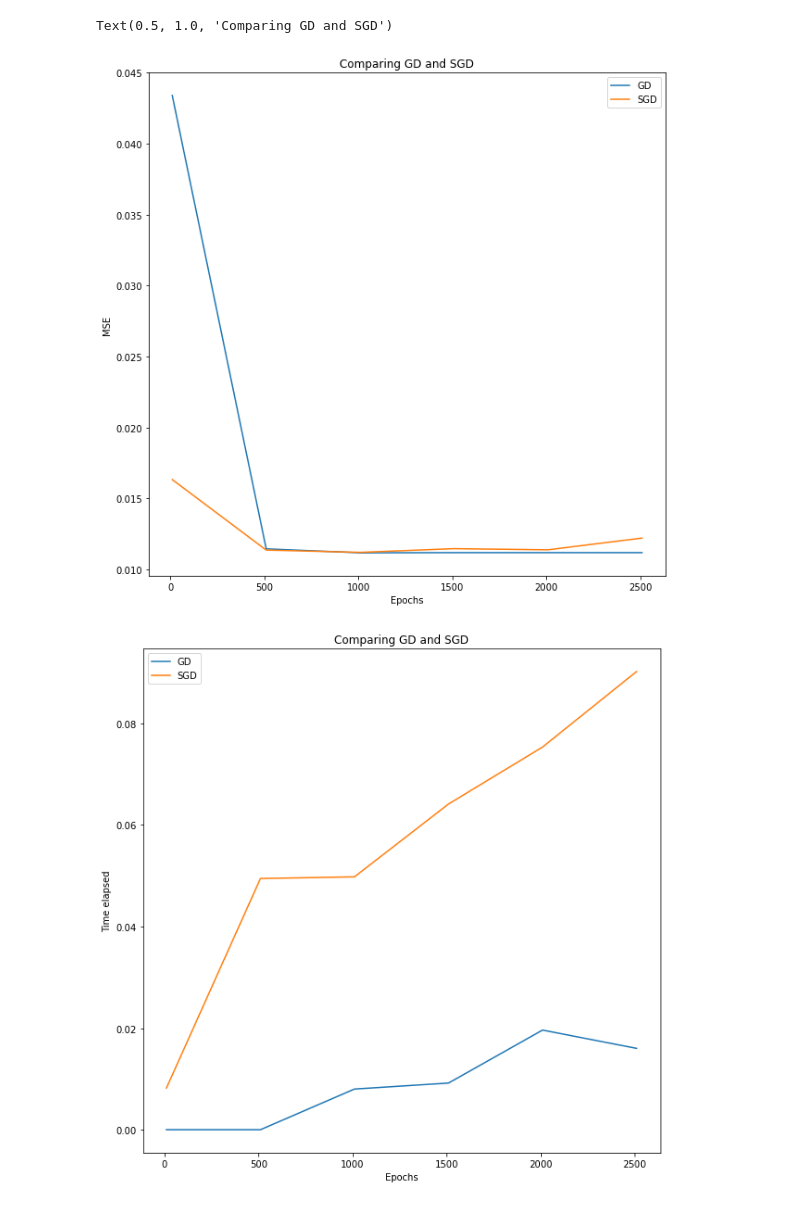
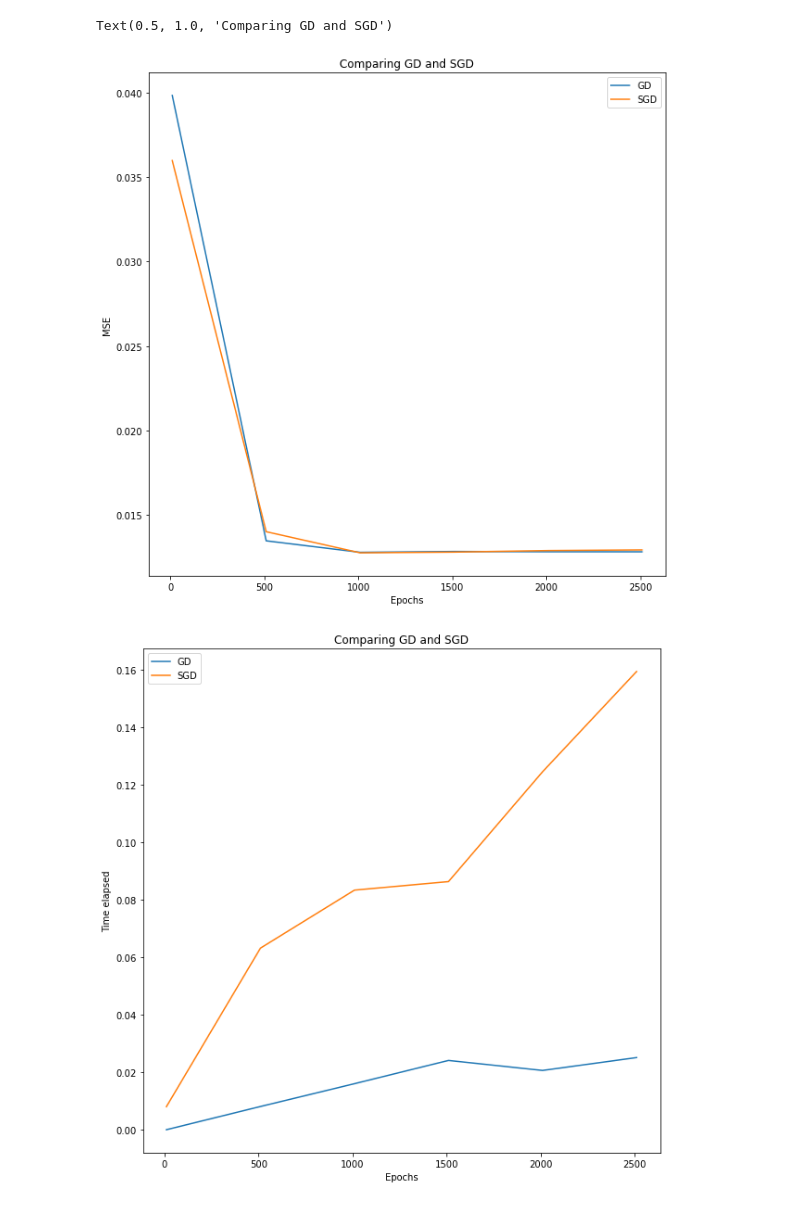
Before and after one commit to matteodales/-FYS-STK4155_Applied_Data_Analysis_and_Machine_Learning, a Jupyter notebook: project2/partA.ipynb, the cells around one changed output. Saved outputs shown, nothing was run; the diff lists cells and outputs as text; code cells hidden in the pictures.

```diff
--- a/project2/partA.ipynb
+++ b/project2/partA.ipynb
@@ -53,15 +48,5 @@ Text(0.5, 1.0, 'Comparing GD with and without momentum')
 # %%
 # gd with momentum delta
-
-n = 100
-random.seed(6)
-
-x = np.random.rand(n,1)
-y = 1+3*x+2*x**2+0.1*np.random.randn(n,1)
-
-X = np.c_[np.ones((n,1)), x, x**2]
-
-Xtrain, Xtest, ytrain, ytest = train_test_split(X, y, test_size=0.2)
 
 n_its = 200
 eta=0.015
@@ -89,13 +74,5 @@ Text(0.5, 1.0, 'GD changing momentum parameter')
 # %%
 # GD e SGD
-
-n = 100
-x = np.random.rand(n,1)
-y = 1+3*x+2*x**2+0.1*np.random.randn(n,1)
-
-X = np.c_[np.ones((n,1)), x, x**2]
-
-Xtrain, Xtest, ytrain, ytest = train_test_split(X, y, test_size=0.2)
 
 n_its_list = np.arange(10,3010,500)
 eta=0.015
@@ -106,34 +83,34 @@ time2_list = []
 
 for n_its in n_its_list:
     t = time.time()
     betas1 = gradient_descent(Xtrain, ytrain, eta, n_its)
     time1_list.append(time.time()-t)
     t = time.time()
     betas2 = stochastic_gradient_descent(Xtrain,ytrain,eta,n_its,20)
     time2_list.append(time.time()-t)
     MSE1_list.append(mse(ytest,Xtest @ betas1))
     MSE2_list.append(mse(ytest,Xtest @ betas2))
 
 fig = plt.figure(figsize = (10,10))
 plt.plot(n_its_list,MSE1_list,label="GD")
 plt.plot(n_its_list,MSE2_list,label="SGD")
 plt.xlabel("Epochs")
 plt.ylabel("MSE")
 plt.legend()
 plt.title("Comparing GD and SGD")
 #plt.savefig("Comparing GD and SGD.png")
 
 fig = plt.figure(figsize = (10,10))
 plt.plot(n_its_list,time1_list,label="GD")
 plt.plot(n_its_list,time2_list,label="SGD")
 plt.xlabel("Epochs")
 plt.ylabel("Time elapsed")
 plt.legend()
 plt.title("Comparing GD and SGD")
 #plt.savefig("Comparing GD and SGD.png")
 # %% [output]
 Text(0.5, 1.0, 'Comparing GD and SGD')
-[figure, old version]
+[figure, new version]
-[figure, old version]
+[figure, new version]
 # %%
 # comparing different learning rate methods
```
Also changed, not shown: parts of 11 cells of this notebook, 2 other files.
